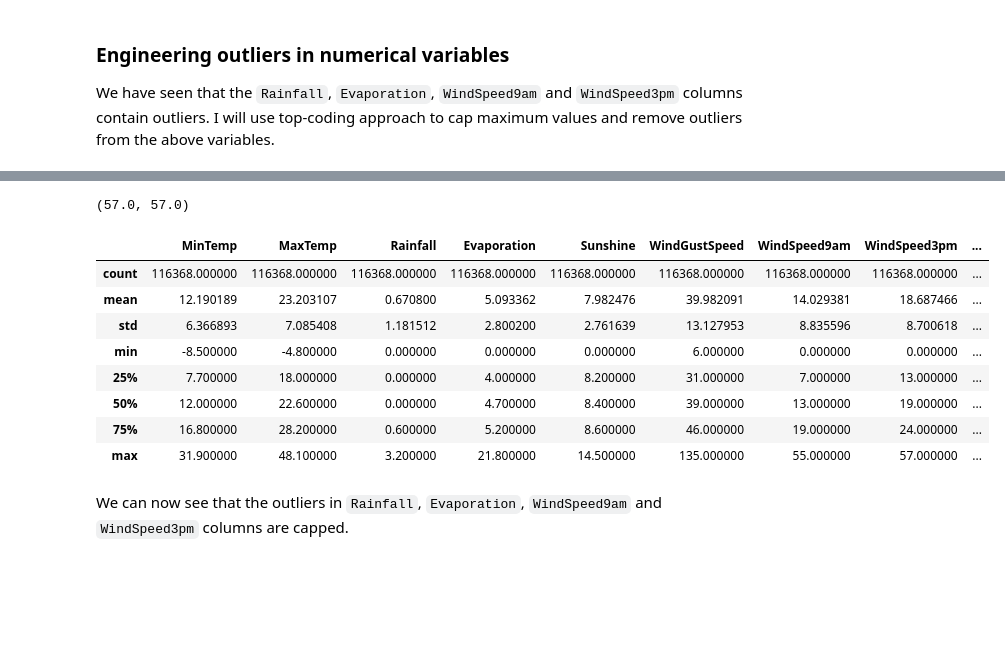
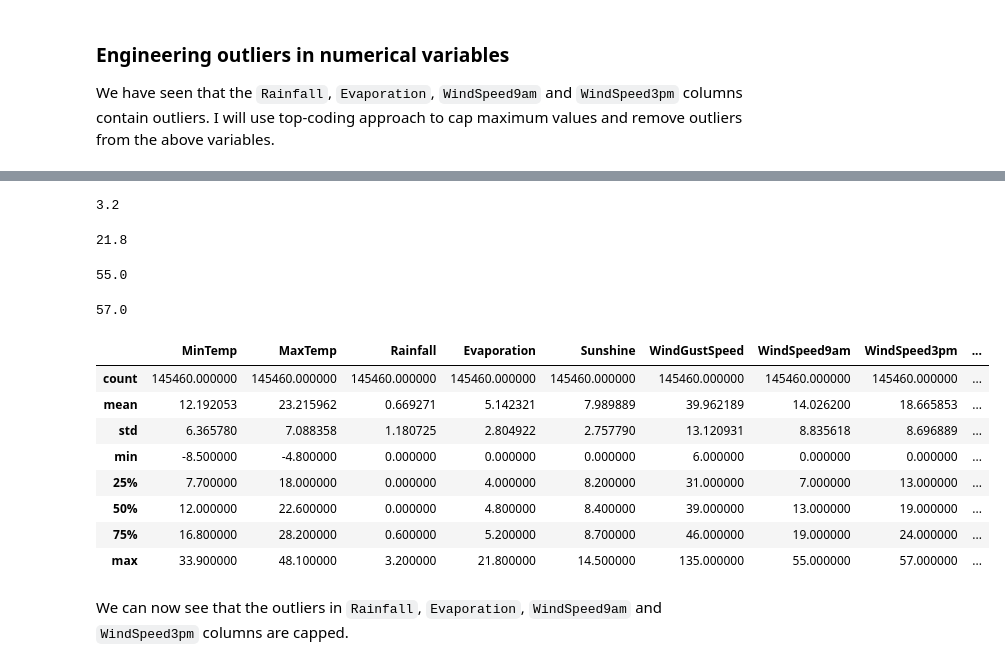
Before and after one commit to MOHAMEDMETAWEA/Machine-Learning-2025-NTI, a Jupyter notebook: Lab 4 Logistic regression/logistic-regression-classifier-tutorial.ipynb, the cells around one changed output, grey strips where cells are left out. Drawn from its saved outputs; the diff is of its cells as text; code cells hidden in the pictures; blank space fills up the shorter version.

```diff
--- a/Lab 4 Logistic regression/logistic-regression-classifier-tutorial.ipynb
+++ b/Lab 4 Logistic regression/logistic-regression-classifier-tutorial.ipynb
@@ -1189,7 +1185,7 @@ categorical
 # %%
 # display numerical variables
 
-numerical = [col for col in X_train.columns if X_train[col].dtypes != 'O']
+numerical = [col for col in X.columns if X[col].dtypes != 'O']
 
 numerical
 # %% [output]
@@ -1505,19 +1413,31 @@ X_train.WindSpeed9am.max(), X_test.WindSpeed9am.max()
-# %%
-X_train.WindSpeed3pm.max(), X_test.WindSpeed3pm.max()
-# %% [output]
-(57.0, 57.0)
+# %%
+X.Rainfall.max()
+# %% [output]
+3.2
+# %%
+X.Evaporation.max()
+# %% [output]
+21.8
+# %%
+X.WindSpeed9am.max()
+# %% [output]
+55.0
+# %%
+X.WindSpeed3pm.max()
+# %% [output]
+57.0
 # %%
-X_train[numerical].describe()
+X[numerical].describe()
 # %% [output]
 |  | MinTemp | MaxTemp | Rainfall | Evaporation | Sunshine | WindGustSpeed | WindSpeed9am | WindSpeed3pm | ... |
-| count | 116368.000000 | 116368.000000 | 116368.000000 | 116368.000000 | 116368.000000 | 116368.000000 | 116368.000000 | 116368.000000 | ... |
-| mean | 12.190189 | 23.203107 | 0.670800 | 5.093362 | 7.982476 | 39.982091 | 14.029381 | 18.687466 | ... |
-| std | 6.366893 | 7.085408 | 1.181512 | 2.800200 | 2.761639 | 13.127953 | 8.835596 | 8.700618 | ... |
+| count | 145460.000000 | 145460.000000 | 145460.000000 | 145460.000000 | 145460.000000 | 145460.000000 | 145460.000000 | 145460.000000 | ... |
+| mean | 12.192053 | 23.215962 | 0.669271 | 5.142321 | 7.989889 | 39.962189 | 14.026200 | 18.665853 | ... |
+| std | 6.365780 | 7.088358 | 1.180725 | 2.804922 | 2.757790 | 13.120931 | 8.835618 | 8.696889 | ... |
 | min | -8.500000 | -4.800000 | 0.000000 | 0.000000 | 0.000000 | 6.000000 | 0.000000 | 0.000000 | ... |
 | 25% | 7.700000 | 18.000000 | 0.000000 | 4.000000 | 8.200000 | 31.000000 | 7.000000 | 13.000000 | ... |
-| 50% | 12.000000 | 22.600000 | 0.000000 | 4.700000 | 8.400000 | 39.000000 | 13.000000 | 19.000000 | ... |
-| 75% | 16.800000 | 28.200000 | 0.600000 | 5.200000 | 8.600000 | 46.000000 | 19.000000 | 24.000000 | ... |
-| max | 31.900000 | 48.100000 | 3.200000 | 21.800000 | 14.500000 | 135.000000 | 55.000000 | 57.000000 | ... |
+| 50% | 12.000000 | 22.600000 | 0.000000 | 4.800000 | 8.400000 | 39.000000 | 13.000000 | 19.000000 | ... |
+| 75% | 16.800000 | 28.200000 | 0.600000 | 5.200000 | 8.700000 | 46.000000 | 19.000000 | 24.000000 | ... |
+| max | 33.900000 | 48.100000 | 3.200000 | 21.800000 | 14.500000 | 135.000000 | 55.000000 | 57.000000 | ... |
 # %% [markdown]
 We can now see that the outliers in `Rainfall`, `Evaporation`, `WindSpeed9am` and `WindSpeed3pm` columns are capped.
 # %% [markdown]
```
Also changed, not shown: parts of 46 cells of this notebook, 3 other files.
